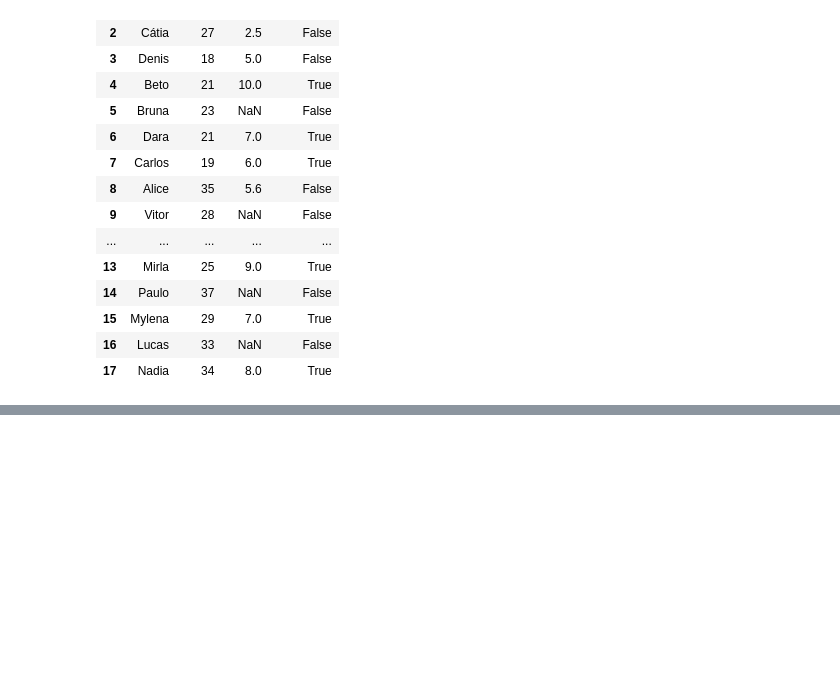
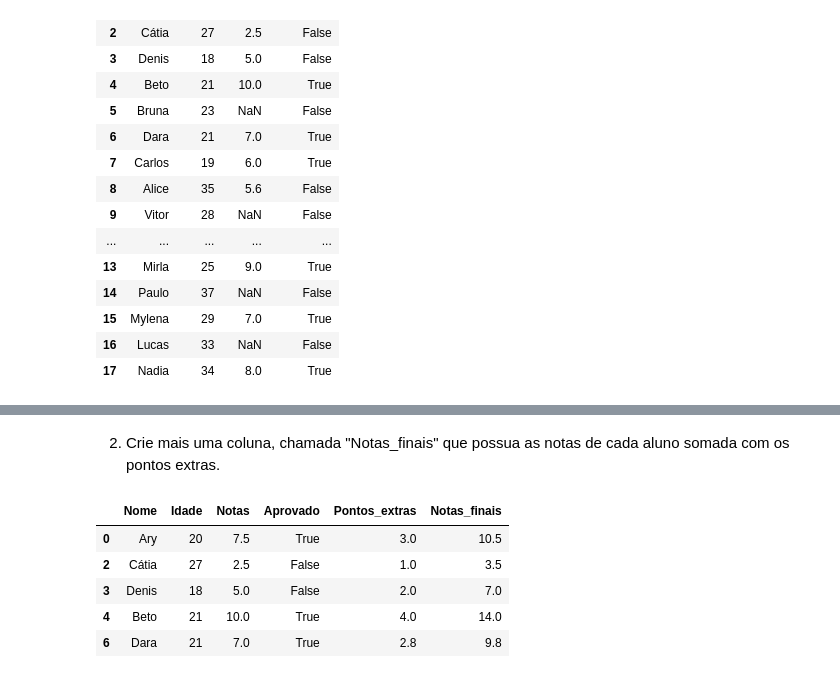
Before and after one commit to Pegoral123/-Tebela_manipulation, a Jupyter notebook: Exercicio_panda.ipynb, the cells around one changed output, grey strips where cells are left out. Cells and saved outputs as stored; diff of their text form; code cells hidden in the pictures; blank space fills up the shorter version.

```diff
--- a/Exercicio_panda.ipynb
+++ b/Exercicio_panda.ipynb
@@ -48,0 +80,12 @@ df_aprovados.to_csv('alunos_aprovados.csv', index = False, sep = ';')
+# %% [markdown]
+2) Crie mais uma coluna, chamada "Notas_finais" que possua as notas de cada aluno somada com os pontos extras.
+# %%
+df_alunos['Notas_finais'] = df_alunos['Notas'] + df_alunos['Pontos_extras']
+df_alunos.head()
+# %% [output]
+|  | Nome | Idade | Notas | Aprovado | Pontos_extras | Notas_finais |
+| 0 | Ary | 20 | 7.5 | True | 3.0 | 10.5 |
+| 2 | Cátia | 27 | 2.5 | False | 1.0 | 3.5 |
+| 3 | Denis | 18 | 5.0 | False | 2.0 | 7.0 |
+| 4 | Beto | 21 | 10.0 | True | 4.0 | 14.0 |
+| 6 | Dara | 21 | 7.0 | True | 2.8 | 9.8 |
```
Also changed, not shown: parts of 14 cells of this notebook.
